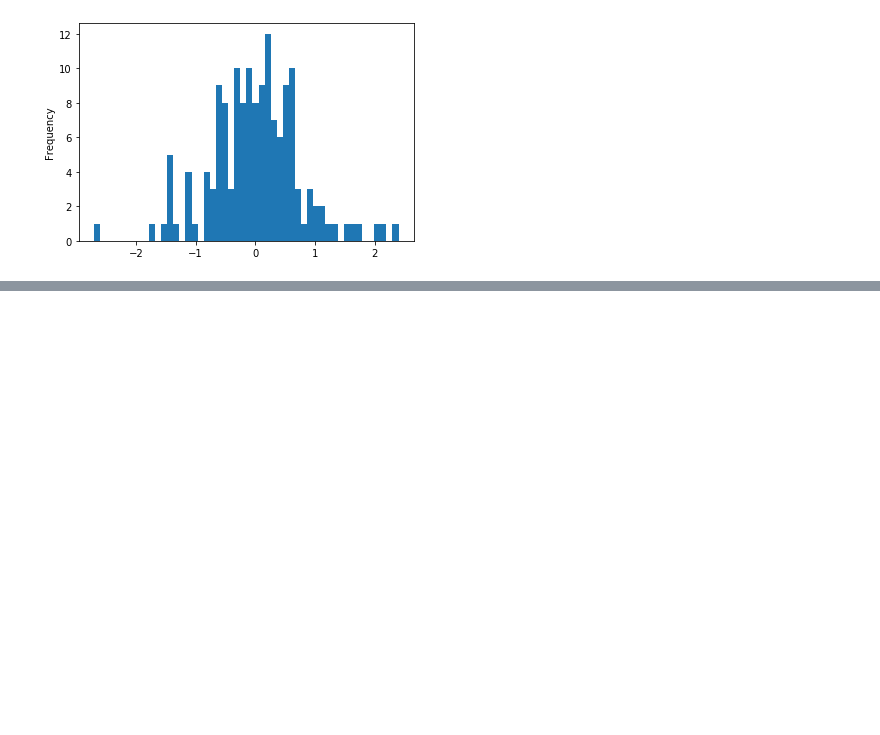
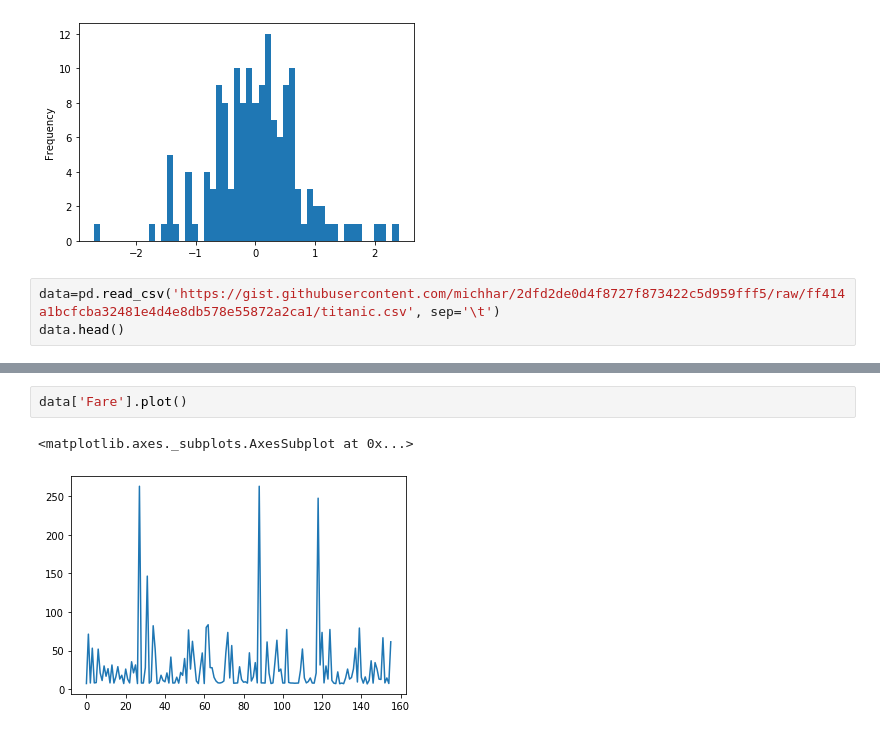
Before and after one commit to KrishnaDesai16/ML-DL, a Jupyter notebook: python/Visualization/visual1.ipynb, the cells around one changed output, grey strips where cells are left out. Saved outputs shown, nothing was run; the diff lists cells and outputs as text; blank space fills up the shorter version.

```diff
--- a/python/Visualization/visual1.ipynb
+++ b/python/Visualization/visual1.ipynb
@@ -150,3 +150,6 @@ df['sepal_length'].diff().plot(kind='hist',stacked=True,bins=50)
 # %% [output]
 <matplotlib.axes._subplots.AxesSubplot at 0x...>
 [figure]
+# %%
+data=pd.read_csv('https://gist.githubusercontent.com/michhar/2dfd2de0d4f8727f873422c5d959fff5/raw/ff414a1bcfcba32481e4d4e8db578e55872a2ca1/titanic.csv', sep='\t')
+data.head()
@@ -152,0 +163,5 @@ df['sepal_length'].diff().plot(kind='hist',stacked=True,bins=50)
+# %%
+data['Fare'].plot()
+# %% [output]
+<matplotlib.axes._subplots.AxesSubplot at 0x...>
+[figure, added]
```
Also changed, not shown: parts of 22 cells of this notebook.
